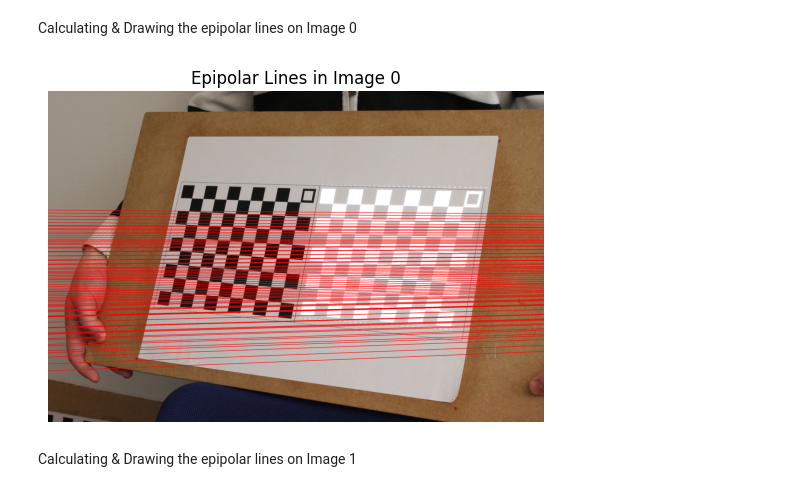
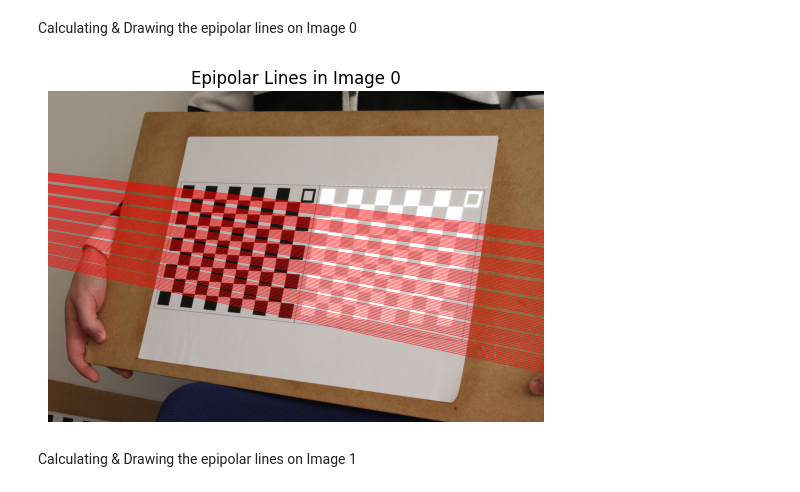
Before and after one commit to TanmayKota/Image-Processing, a Jupyter notebook: Finding_Epipolar_lines.ipynb, the cells around one changed output. Drawn from its saved outputs; the diff is of its cells as text; code cells hidden in the pictures.

Commit message:
Problem with Image 0 rectified

```diff
--- a/Finding_Epipolar_lines.ipynb
+++ b/Finding_Epipolar_lines.ipynb
@@ -62,41 +62,41 @@ for i in range (len(corners_cam_1)):
 
     # Appending the matrix having the epipolar lines coordinates
     if i == 0:                                                                                                      # Initialising the epipolar lines matrix
-        l=np.matmul(Fundamental_matrix,xyz)                                                                         # Matrix multiplying the Fundamental Matrix and the coordinates to get the epipolar lines' coordiantes
+        l=np.matmul(Fundamental_matrix.T,xyz)                                                                         # Matrix multiplying the Fundamental Matrix and the coordinates to get the epipolar lines' coordiantes
     else:
-        lprime=np.matmul(Fundamental_matrix,xyz)                                                                    # Matrix multiplying the Fundamental Matrix and the coordinates to get the epipolar lines' coordiantes
+        lprime=np.matmul(Fundamental_matrix.T,xyz)                                                                    # Matrix multiplying the Fundamental Matrix and the coordinates to get the epipolar lines' coordiantes
         l=np.append(l,lprime,axis=1)                                                                                # Concatenating the epipolar lines' coordinates
 
 l=np.transpose(l)
 i==0
 
 # Plotting the epipolar lines on the image camera 1 image
 # Using the formula y1=(-lx.x1-lz)/ly
 for i in range (len(l)):
 
     # Appending the matrix of y coordinates of epipolar lines
     if i == 0:
         # Since plotting a point requires 2 points hence.........
         y0=[(-l[i,2])/l[i,1]]                                                                                       # For Point 1 considering x1 = 0
         y1=[-(l[i,0]*h+l[i,2])/l[i,1]]                                                                              # For Point 2 considering x1 = h
 
     else:
         y_prime_0=[(-l[i,2])/l[i,1]]                                                                                # For Point 1 considering x1 = 0
         y_prime_1=[-(l[i,0]*h+l[i,2])/l[i,1]]                                                                       # For Point 2 considering x1 = h
         y0=np.append(y0,y_prime_0,axis=0)                                                                           # Appending y values for first point
         y1=np.append(y1,y_prime_1,axis=0)                                                                           # Appending y values for second point
 
 # Plotting the epipolar lines on the image
 for i in range (len(corners_cam_1)):
     epipolar_lines=cv2.line(image_0,(0,int(y0[i])),(h,int(y1[i])),(255,0,0),3)                                      # Using opencv library to plot epipolar lines on the image 2
 
 plt.axis('off')
 plt.title("Epipolar Lines in Image 0")
 plt.imshow(epipolar_lines)
 plt.savefig('results/epilines.png')
 plt.show()
 # %% [output]
-[figure, old version]
+[figure, new version]
 # %% [markdown]
 Calculating & Drawing the epipolar lines on Image 1
 # %%
```
Also changed, not shown: 1 other file.
